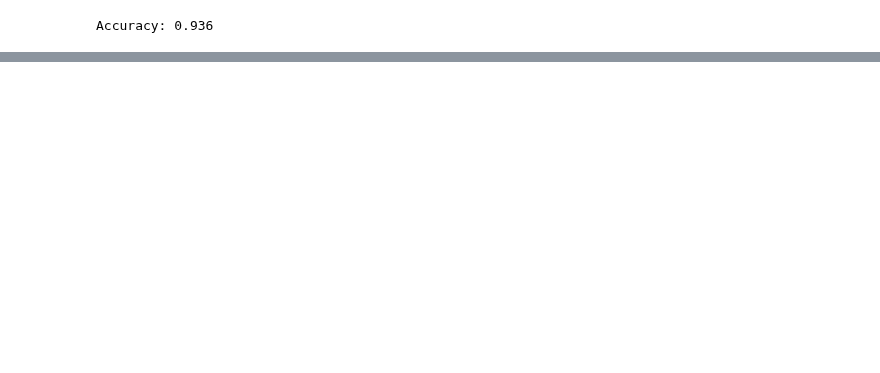
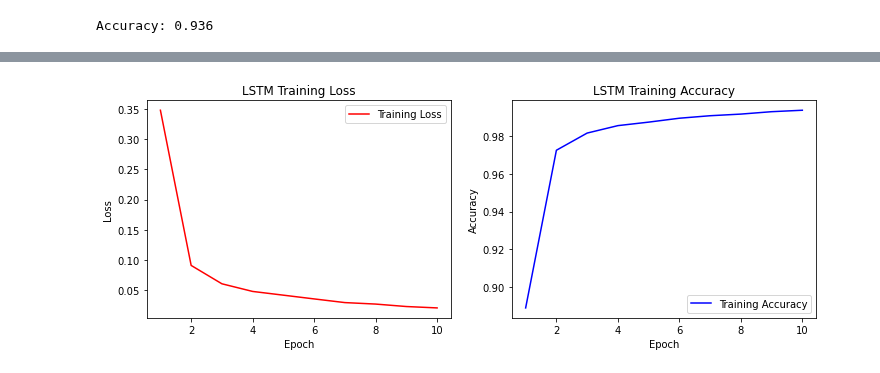
Before and after one commit to ZiwenLi0325/EE399, a Jupyter notebook: hw4/hw4.ipynb, the cells around one changed output, grey strips where cells are left out. Cells and saved outputs as stored; diff of their text form; code cells hidden in the pictures; blank space fills up the shorter version.

```diff
--- a/hw4/hw4.ipynb
+++ b/hw4/hw4.ipynb
@@ -269,7 +306,9 @@ Test accuracy: 94.700%
 # %%
-
 # Define the transform to normalize the pixel values to [0, 1]
-transform = transforms.Compose([    transforms.ToTensor(),    transforms.Normalize((0.5,), (0.5,))])
+transform = transforms.Compose([
+    transforms.ToTensor(),
+    transforms.Normalize((0.5,), (0.5,))
+])
 
 # Load the MNIST dataset
 train_set = datasets.MNIST('data', train=True, download=True, transform=transform)
@@ -312,47 +351,91 @@ print('Accuracy: %.3f' % accuracy)
 Accuracy: 0.936
 # %%
 # Define the LSTM model
-class Net(nn.Module):
-    def __init__(self):
-        super(Net, self).__init__()
-        self.lstm = nn.LSTM(input_size=28*1, hidden_size=128, num_layers=1, batch_first=True)
-        self.fc = nn.Linear(128, 10)
+class LSTMClassifier(nn.Module):
+    def __init__(self, input_size, hidden_size, num_layers, num_classes):
+        super(LSTMClassifier, self).__init__()
+        self.hidden_size = hidden_size
+        self.num_layers = num_layers
+        self.lstm = nn.LSTM(input_size, hidden_size, num_layers, batch_first=True)
+        self.fc = nn.Linear(hidden_size, num_classes)
 
     def forward(self, x):
-        h0 = torch.zeros(1, x.size(0), 128).to(x.device)
-        c0 = torch.zeros(1, x.size(0), 128).to(x.device)
-        x = x.permute(0, 2, 1, 3) # Permute the dimensions to (batch size, height, number of channels, width)
-        x = x.reshape(x.shape[0], x.shape[1], -1) # Reshape to (batch size, height, number of channels x width)
+        h0 = torch.zeros(self.num_layers, x.size(0), self.hidden_size)
+        c0 = torch.zeros(self.num_layers, x.size(0), self.hidden_size)
+
         out, _ = self.lstm(x, (h0, c0))
         out = self.fc(out[:, -1, :])
-        return nn.functional.log_softmax(out, dim=1)
+        return out
 
 # Instantiate the LSTM model and define the loss function and optimizer
-model = Net()
-criterion = nn.NLLLoss()
-optimizer = optim.SGD(model.parameters(), lr=0.01)
+input_size = 28
+hidden_size = 128
+num_layers = 2
+num_classes = 10
+
+model = LSTMClassifier(input_size, hidden_size, num_layers, num_classes)
+criterion = nn.CrossEntropyLoss()
+optimizer = optim.Adam(model.parameters(), lr=0.001)
 
 # Train the LSTM model
-for epoch in range(10):
+num_epochs = 10
+train_losses = []
+train_accuracies = []
+
+for epoch in range(num_epochs):
     running_loss = 0.0
+    correct = 0
+    total = 0
     for images, labels in train_loader:
+        images = images.squeeze(1)
         optimizer.zero_grad()
         output = model(images)
         loss = criterion(output, labels)
         loss.backward()
         optimizer.step()
         running_loss += loss.item()
-    print('Epoch %d loss: %.3f' % (epoch + 1, running_loss/len(train_loader)))
+
+        _, predicted = torch.max(output.data, 1)
+        total += labels.size(0)
+        correct += (predicted == labels).sum().item()
+
+    epoch_loss = running_loss / len(train_loader)
+    epoch_accuracy = correct / total
+    train_losses.append(epoch_loss)
+    train_accuracies.append(epoch_accuracy)
+    print('Epoch %d loss: %.3f, accuracy: %.3f%%' % (epoch + 1, epoch_loss, epoch_accuracy * 100))
 
 # Evaluate the LSTM model on the test data
 correct = 0
 total = 0
 with torch.no_grad():
     for images, labels in test_loader:
+        images = images.squeeze(1)
         output = model(images)
         _, predicted = torch.max(output.data, 1)
         total += labels.size(0)
         correct += (predicted == labels).sum().item()
-accuracy = 100 * correct / total
-print('Test accuracy: %.3f%%' % accuracy)
+test_accuracy = correct / total
+print('Test accuracy: %.3f%%' % (test_accuracy * 100))
+
+# Plot the loss curve and accuracy curve for the LSTM model
+epochs = np.arange(1, num_epochs + 1)
+plt.figure(figsize=(12, 4))
+
+plt.subplot(1, 2, 1)
+plt.plot(epochs, train_losses, 'r-', label='Training Loss')
+plt.xlabel('Epoch')
+plt.ylabel('Loss')
+plt.legend()
+plt.title('LSTM Training Loss')
+
+plt.subplot(1, 2, 2)
+plt.plot(epochs, train_accuracies, 'b-', label='Training Accuracy')
+plt.xlabel('Epoch')
+plt.ylabel('Accuracy')
+plt.legend()
+plt.title('LSTM Training Accuracy')
+
+plt.savefig('lstm_loss_accuracy_plot.png')
+plt.show()
 # %% [output]
@@ -369,0 +453 @@ Test accuracy: 95.270%
+[figure, added]
```
Also changed, not shown: parts of 8 cells of this notebook, 3 other files.
